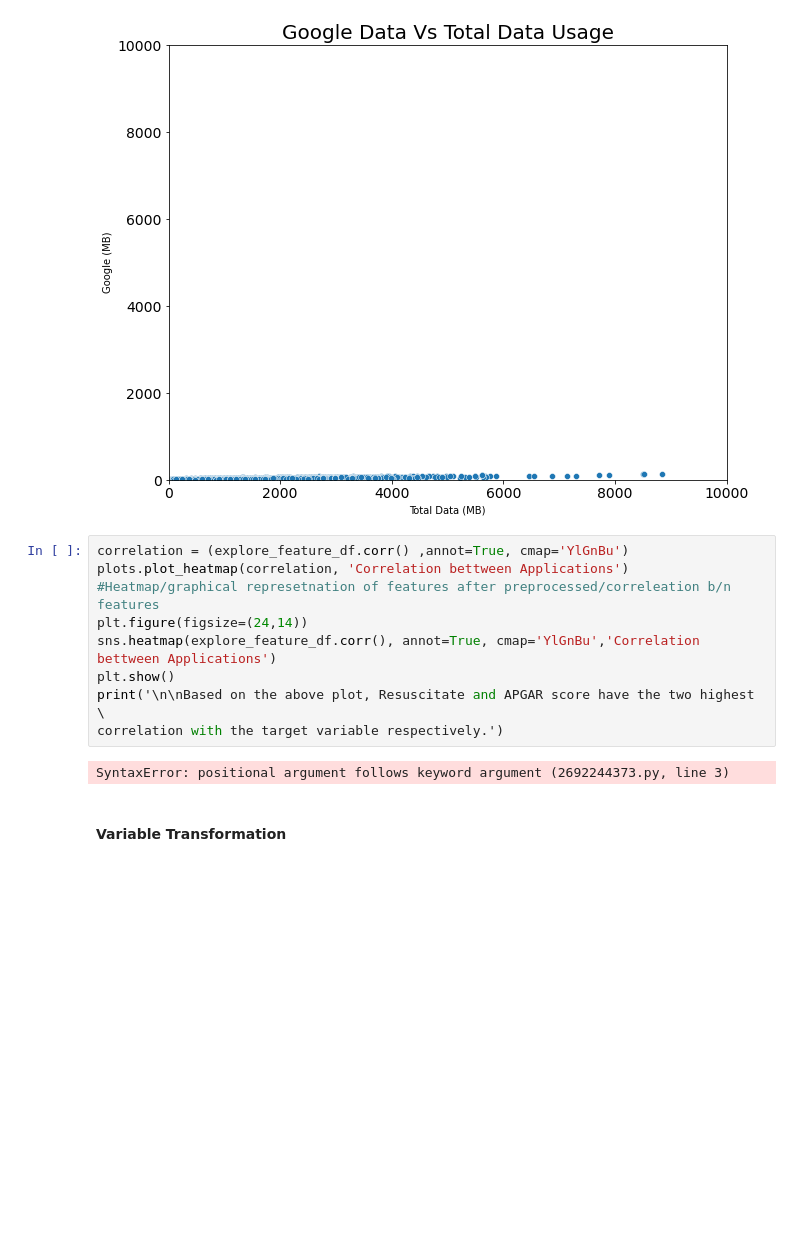
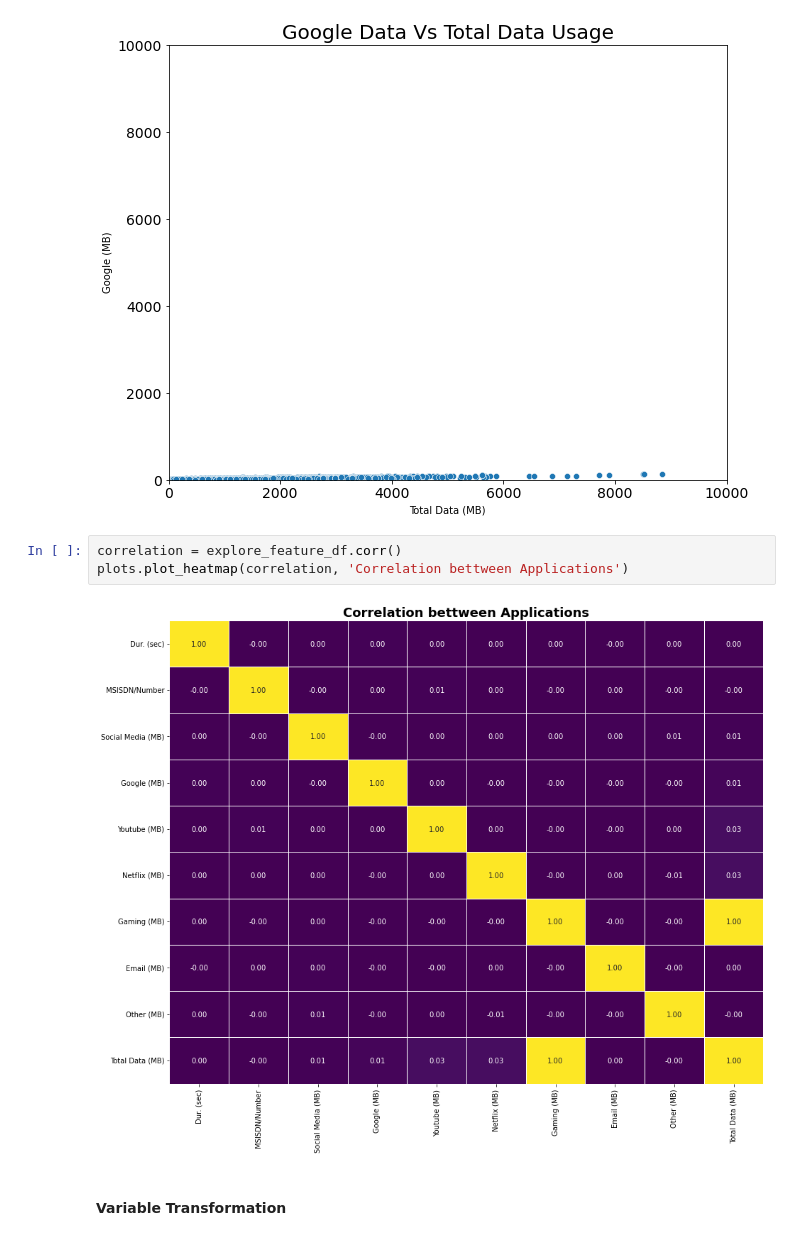
Before and after one commit to Yohanes-GR/Telecom-Data-Analysis, a Jupyter notebook: notebooks/Task_1_User_Overview_Analysis.ipynb, the cells around one changed output. Saved outputs shown, nothing was run; the diff lists cells and outputs as text; blank space fills up the shorter version.

```diff
--- a/notebooks/Task_1_User_Overview_Analysis.ipynb
+++ b/notebooks/Task_1_User_Overview_Analysis.ipynb
@@ -343,17 +341,11 @@ plots.plot_scatter(user, 'Total Data (MB)', 'Other (MB)', 'Total Data Vs. Other
 plots.plot_scatter(user, 'Total Data (MB)', 'Google (MB)', 'Google Data Vs Total Data Usage', None, None)
 # %% [output]
 [figure]
-# %%
-correlation = (explore_feature_df.corr() ,annot=True, cmap='YlGnBu')
-plots.plot_heatmap(correlation, 'Correlation bettween Applications')
-#Heatmap/graphical represetnation of features after preprocessed/correleation b/n features
-plt.figure(figsize=(24,14))
-sns.heatmap(explore_feature_df.corr(), annot=True, cmap='YlGnBu','Correlation bettween Applications')
-plt.show()
-print('\n\nBased on the above plot, Resuscitate and APGAR score have the two highest \
-correlation with the target variable respectively.')
-# %% [output]
-SyntaxError: positional argument follows keyword argument (2692244373.py, line 3)
+# %%
+correlation = explore_feature_df.corr()
+plots.plot_heatmap(correlation, 'Correlation bettween Applications')
+# %% [output]
+[figure, added]
 # %% [markdown]
 #### Variable Transformation
 # %%
```
Also changed, not shown: parts of 25 cells of this notebook.
